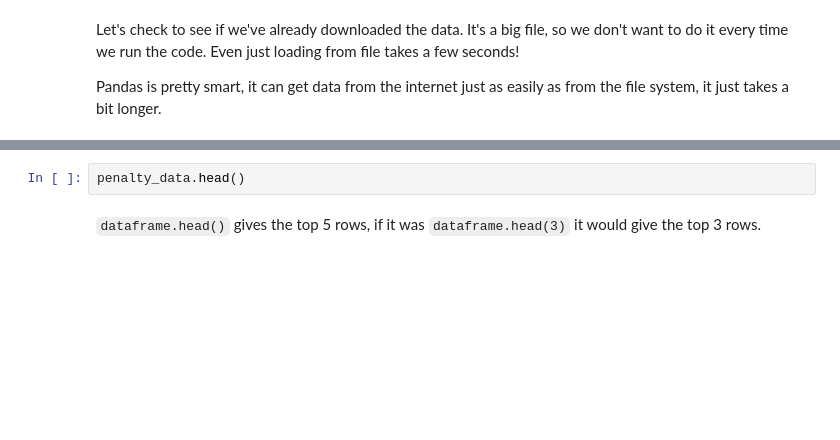
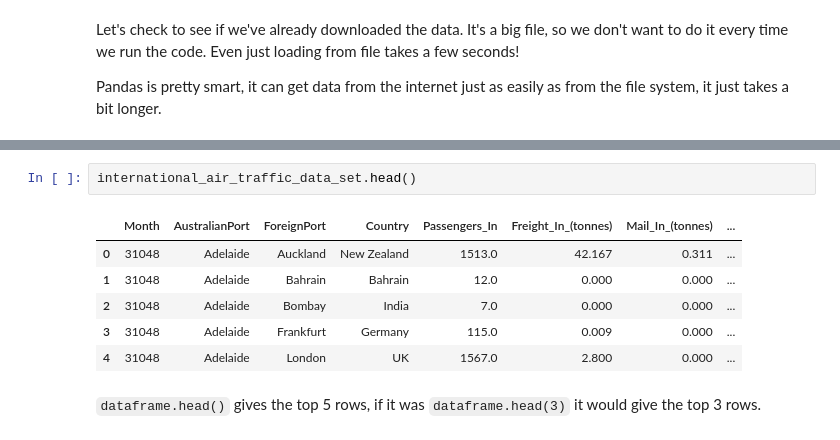
Before and after one commit to Anthony-Fr-1/data_project, a Jupyter notebook: Data Project Draft.ipynb, the cells around one changed output, grey strips where cells are left out. Cells and saved outputs as stored; diff of their text form; blank space fills up the shorter version.

```diff
--- a/Data Project Draft.ipynb
+++ b/Data Project Draft.ipynb
@@ -49,5 +55,12 @@ NameError: name 'pd' is not defined
 # %%
-penalty_data.head()
+international_air_traffic_data_set.head()
+# %% [output]
+|  | Month | AustralianPort | ForeignPort | Country | Passengers_In | Freight_In_(tonnes) | Mail_In_(tonnes) | ... |
+| 0 | 31048 | Adelaide | Auckland | New Zealand | 1513.0 | 42.167 | 0.311 | ... |
+| 1 | 31048 | Adelaide | Bahrain | Bahrain | 12.0 | 0.000 | 0.000 | ... |
+| 2 | 31048 | Adelaide | Bombay | India | 7.0 | 0.000 | 0.000 | ... |
+| 3 | 31048 | Adelaide | Frankfurt | Germany | 115.0 | 0.009 | 0.000 | ... |
+| 4 | 31048 | Adelaide | London | UK | 1567.0 | 2.800 | 0.000 | ... |
 # %% [markdown]
 `dataframe.head()` gives the top 5 rows, if it was `dataframe.head(3)` it would give the top 3 rows.
 # %% [markdown]
```
Also changed, not shown: parts of 18 cells of this notebook.
